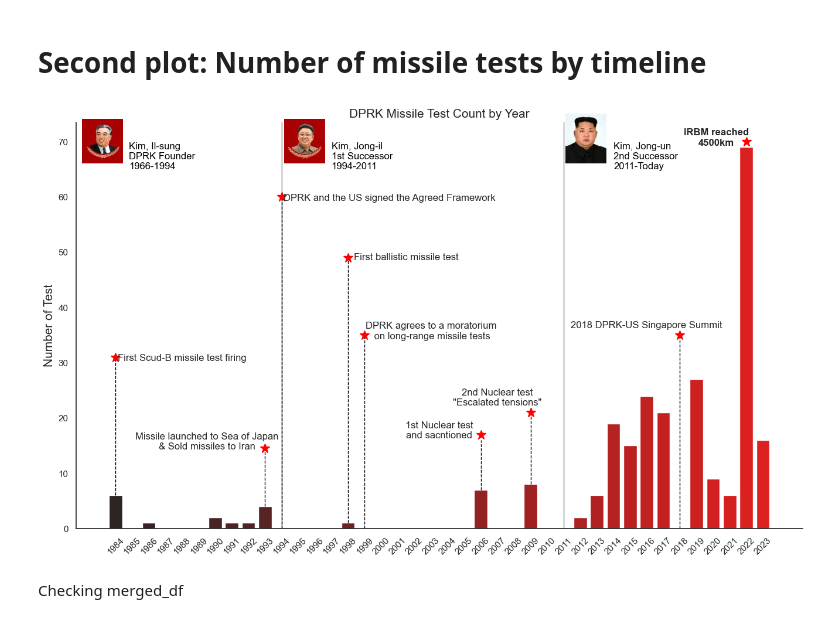
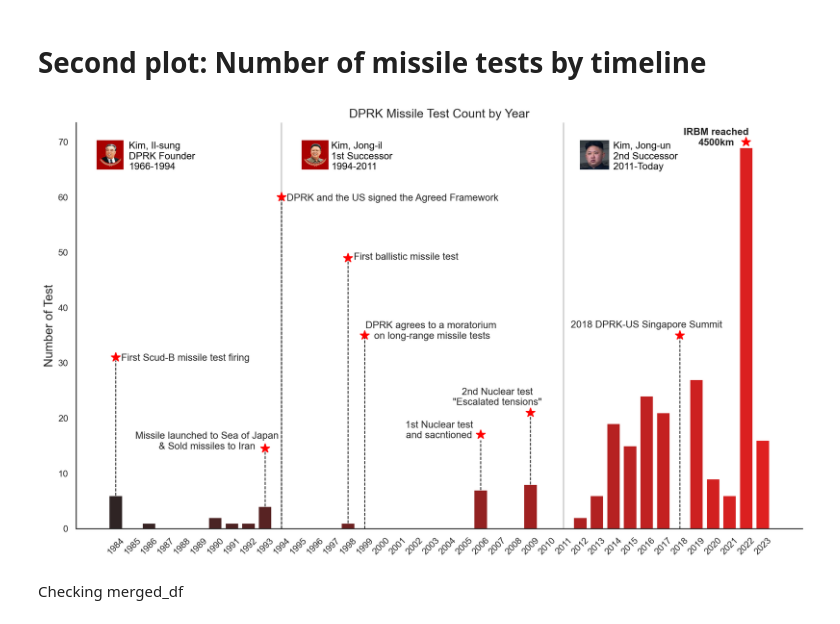
Before and after one commit to mesege1/dprk_missile_stats, a Jupyter notebook: notebooks/dprk_missile_stats.ipynb, the cells around one changed output. Saved outputs shown, nothing was run; the diff lists cells and outputs as text; code cells hidden in the pictures.

```diff
--- a/notebooks/dprk_missile_stats.ipynb
+++ b/notebooks/dprk_missile_stats.ipynb
@@ -105,7 +105,7 @@ n_colors = len(merged_df)
 # Number of colors in the palette (one for each year)
 gradient_palette = sns.dark_palette("red", n_colors=n_colors)
 # Create the bar chart with the gradient color palette
-plt.figure(figsize=(16, 9))
+plt.figure(figsize=(16, 9), dpi=200)
 sns.barplot(x='Year', y='# of Test', data=merged_df, palette=gradient_palette)
 # Customize the plot
 plt.gca().spines['right'].set_visible(False)
@@ -127,15 +127,15 @@ plt.axvline(10, 0, 15, color='lightgray', linestyle='-', linewidth='2')
 plt.axvline(27, 0, 15, color='lightgray', linestyle='-', linewidth='2')
 # Kim Il-sung
 image1 = plt.imread('../img/kis.jpg')
-image_position1 = (75, 680)
+image_position1 = (200, 1340)
 plt.figimage(image1, image_position1[0], image_position1[1], alpha=1, zorder=10)
 # Kim Jung-il
 image2 = plt.imread('../img/kji.jpg')
-image_position2 = (420, 680)
+image_position2 = (900, 1340)
 plt.figimage(image2, image_position2[0], image_position2[1], alpha=1, zorder=10)
 # Kim Jong-un
 image3 = plt.imread('../img/kju.jpg')
-image_position3 = (900, 680)
+image_position3 = (1850, 1340)
 plt.figimage(image3, image_position3[0], image_position3[1], alpha=1, zorder=10)
 # Add comments next to each pictures
 plt.text(0.8, 65,'Kim, Il-sung\nDPRK Founder\n1966-1994', fontsize=12, color='black')
@@ -145,8 +145,8 @@ plt.text(30, 65, 'Kim, Jong-un\n2nd Successor\n2011-Today', fontsize=12, color='
 x1 = 0
 y1 = merged_df.loc[0, '# of Test']
 comment1 = 'First Scud-B missile test firing'
-line_length1 = 24.5  # Extend the line by 5 points
-plt.text(x1 + 4, y1 + 24, comment1, ha='center', va='bottom')
+line_length1 = 24.5
+plt.text(x1 + 4.2, y1 + 24, comment1, ha='center', va='bottom')
 plt.plot([x1, x1], [y1, y1 + line_length1], color='black', linewidth=1, linestyle='--')
 # First star
 star_x1 = x1
@@ -169,7 +169,7 @@ x3 = 10
 y3 = merged_df.loc[10, '# of Test']
 comment3 = 'DPRK and the US signed the Agreed Framework'
 line_length3 = 60
-plt.text(x3 + 6.5, y3 + 59, comment3, ha='center', va='bottom')
+plt.text(x3 + 6.7, y3 + 59, comment3, ha='center', va='bottom')
 plt.plot([x3, x3], [y3, y3 + line_length3], color='black', linewidth=1, linestyle='--')
 # Third star
 star_x3 = x3
@@ -217,34 +217,34 @@ line_length7 = 30
 plt.text(x7 - 1.8, y7 + 0, comment7, ha='center', va='bottom', weight ='bold')
 # Seventh star
 star_x7 = x7
 star_y7 = y7 + 1  # Adjust the vertical position of the star
 plt.plot(star_x7, star_y7, marker='*', color='red', markersize=12)
 # Eight comment & line descriptions
 x8 = 22
 y8 = merged_df.loc[22, '# of Test']
 comment8 = '1st Nuclear test\nand sacntioned'
 line_length8 = 9
 plt.text(x8 - 2.5, y8 + 9, comment8, ha='center', va='bottom')
 plt.plot([x8, x8], [y8, y8 + line_length8], color='black', linewidth=1, linestyle='--')
 # Eight star
 star_x8 = x8
 star_y8 = y8 + 10  # Adjust the vertical position of the star
 plt.plot(star_x8, star_y8, marker='*', color='red', markersize=12)
 # Nineth comment & line descriptions
 x9 = 25
 y9 = merged_df.loc[25, '# of Test']
 comment9 = '2nd Nuclear test\n"Escalated tensions"'
 line_length9 = 14
 plt.text(x9 - 2, y9 + 14, comment9, ha='center', va='bottom')
 plt.plot([x9, x9], [y9, y9 + line_length9], color='black', linewidth=1, linestyle='--')
 # Nineth star
 star_x9 = x9
 star_y9 = y9 + 13  # Adjust the vertical position of the star
 plt.plot(star_x9, star_y9, marker='*', color='red', markersize=12)
 # Display the bar chart
 plt.show()
 # %% [output]
-[figure, old version]
+[figure, new version]
 # %% [markdown]
 Checking merged_df
 # %%
```
Also changed, not shown: parts of 3 cells of this notebook, 8 other files.
